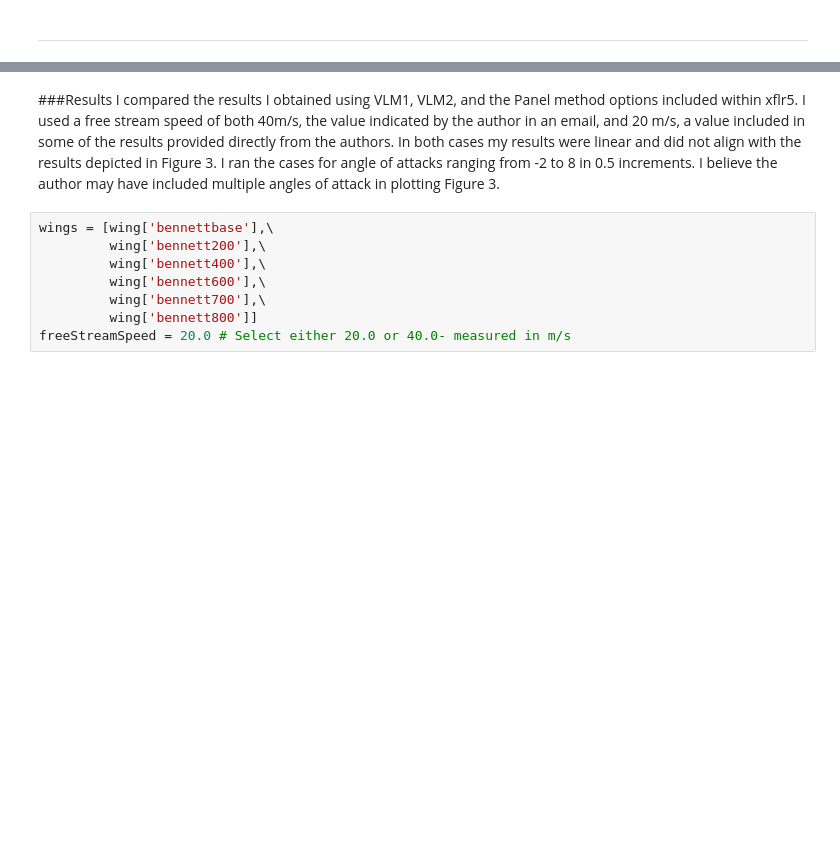
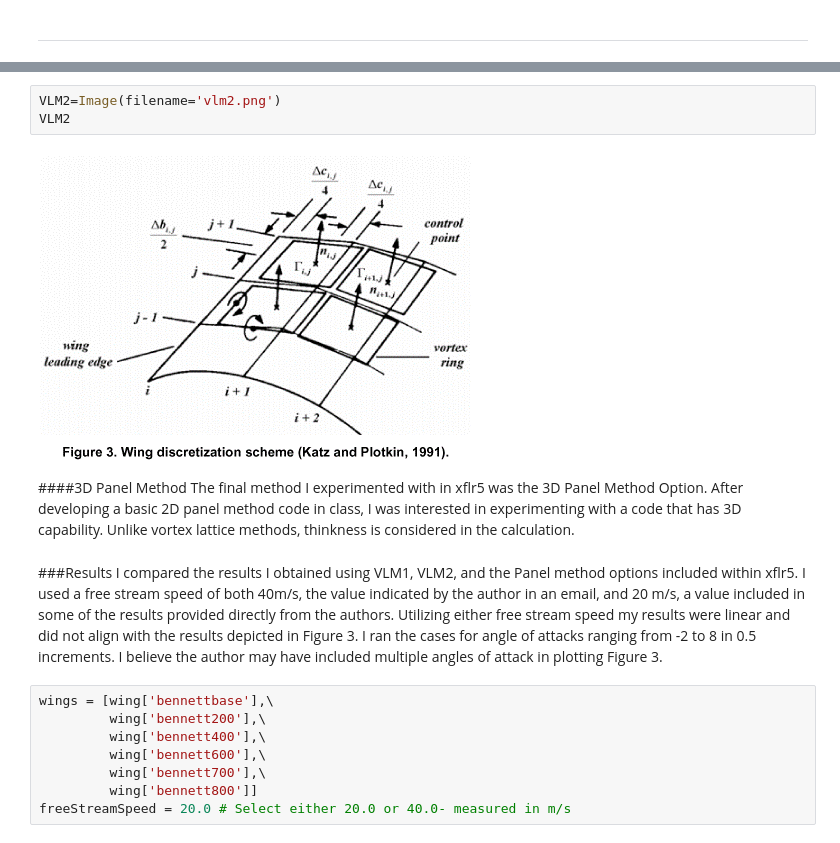
Before and after one commit to ser5146/aero-hydro, a Jupyter notebook: project/finalproject.ipynb, the cells around one changed output, grey strips where cells are left out. Drawn from its saved outputs; the diff is of its cells as text; blank space fills up the shorter version.

```diff
--- a/project/finalproject.ipynb
+++ b/project/finalproject.ipynb
@@ -234,6 +243,14 @@ The analysis method indicated in the paper was vortex lattice method. xflr5 has
+# %%
+VLM2=Image(filename='vlm2.png')
+VLM2
+# %% [output]
+[figure, added]
+# %% [markdown]
+####3D Panel Method
+The final method I experimented with in xflr5 was the 3D Panel Method Option. After developing a basic 2D panel method code in class, I was interested in experimenting with a code that has 3D capability. Unlike vortex lattice methods, thinkness is considered in the calculation.
 # %% [markdown]
 ###Results
-I compared the results I obtained using VLM1, VLM2, and the Panel method options included within xflr5. I used a free stream speed of both 40m/s, the value indicated by the author in an email, and 20 m/s, a value included in some of the results provided directly from the authors. In both cases my results were linear and did not align with the results depicted in Figure 3. I ran the cases for angle of attacks ranging from -2 to 8 in 0.5 increments. I believe the author may have included multiple angles of attack in plotting Figure 3.
+I compared the results I obtained using VLM1, VLM2, and the Panel method options included within xflr5. I used a free stream speed of both 40m/s, the value indicated by the author in an email, and 20 m/s, a value included in some of the results provided directly from the authors. Utilizing either free stream speed my results were linear and did not align with the results depicted in Figure 3. I ran the cases for angle of attacks ranging from -2 to 8 in 0.5 increments. I believe the author may have included multiple angles of attack in plotting Figure 3.
 # %%
 wings = [wing['bennettbase'],\
          wing['bennett200'],\
```
Also changed, not shown: parts of 7 cells of this notebook, 2 other files.
